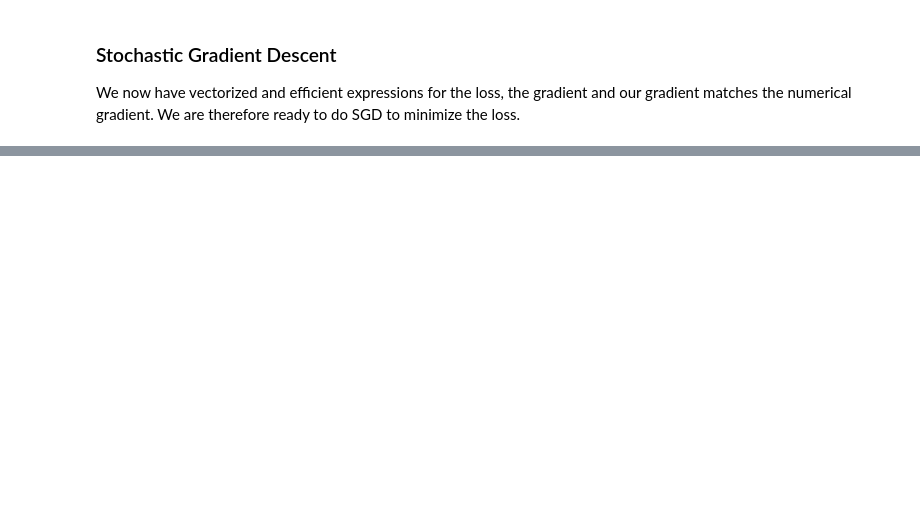
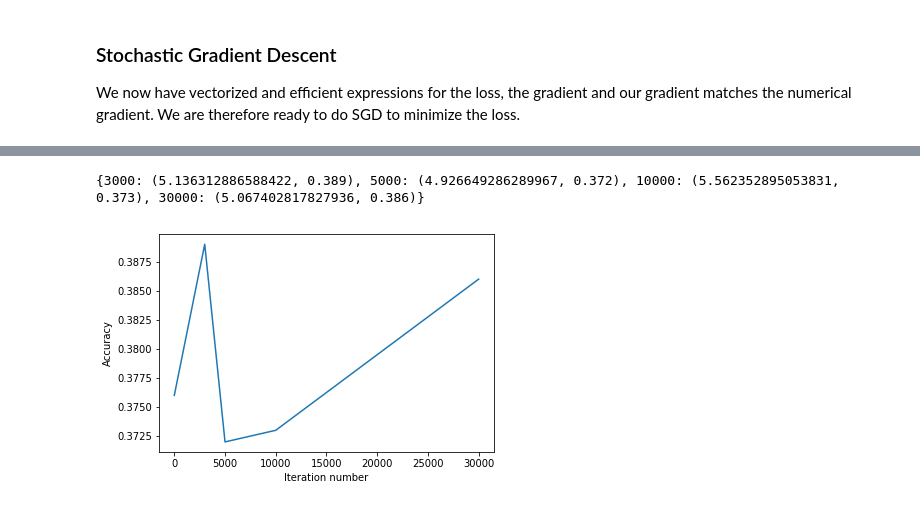
Before and after one commit to tomasz-lewicki/CS231n, a Jupyter notebook: assignment1/svm.ipynb, the cells around one changed output, grey strips where cells are left out. Drawn from its saved outputs; the diff is of its cells as text; code cells hidden in the pictures; blank space fills up the shorter version.

```diff
--- a/assignment1/svm.ipynb
+++ b/assignment1/svm.ipynb
@@ -439,0 +506,15 @@ print('linear SVM on raw pixels final test set accuracy: %f' % test_accuracy)
+# %%
+#Check if I can do any better by further retraining the best model
+from copy import copy
+
+bester_svm = copy(best_svm)
+extra_it = [int(fl) for fl in [3e3, 5e3, 1e4, 3e4]]
+results_retrained = {}
+
+for e_it in extra_it:
+  loss = bester_svm.train(X_train, y_train, learning_rate=best_lr, reg=best_rs,
+                                   num_iters=e_it, verbose=True)
+  y_test_pred = bester_svm.predict(X_test)
+  test_accuracy = np.mean(y_test == y_test_pred)
+
+  results_retrained[e_it] = (loss[-1], test_accuracy)
@@ -440,3 +539,15 @@ print('linear SVM on raw pixels final test set accuracy: %f' % test_accuracy)
+# %%
+print(results_retrained)
+iterations = [0, 3e3, 5e3, 1e4, 3e4]
+accuracies = [0.376, 0.389, 0.372, 0.373, 0.386]
+
+plt.plot(iterations, accuracies)
+plt.xlabel('Iteration number')
+plt.ylabel('Accuracy')
+plt.show()
+# %% [output]
+{3000: (5.136312886588422, 0.389), 5000: (4.926649286289967, 0.372), 10000: (5.562352895053831, 0.373), 30000: (5.067402817827936, 0.386)}
+[figure, added]
 # %%
 # Visualize the learned weights for each class.
 # Depending on your choice of learning rate and regularization strength, these may
```
Also changed, not shown: parts of 14 cells of this notebook, 2 other files.
